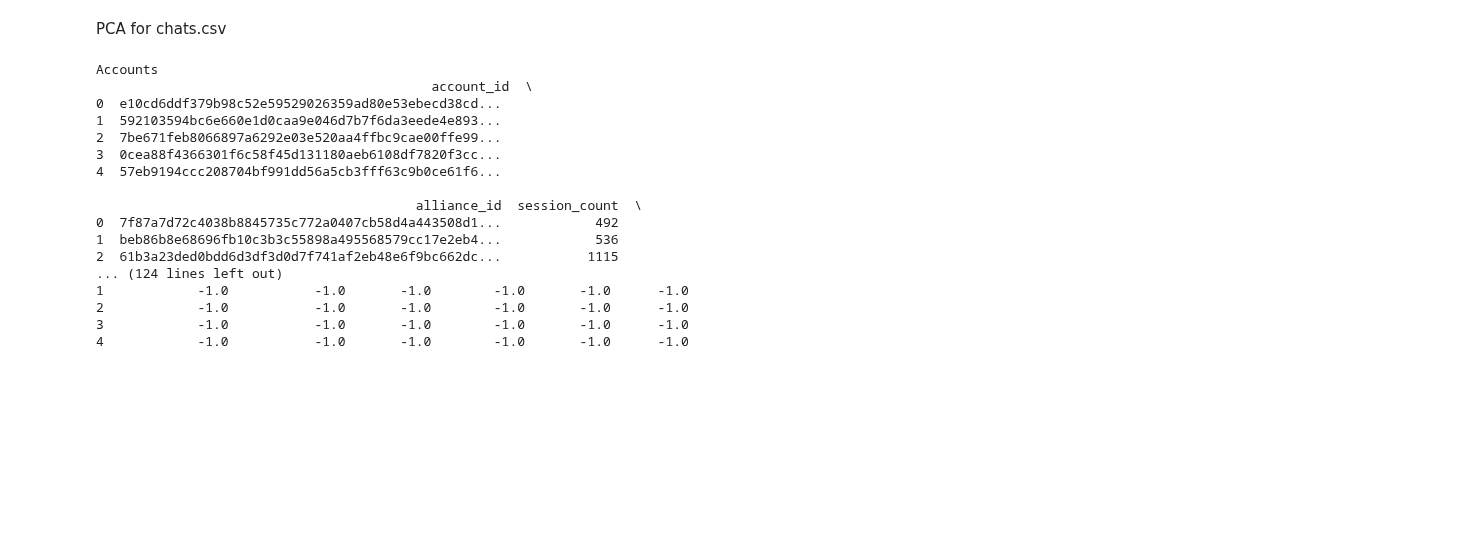
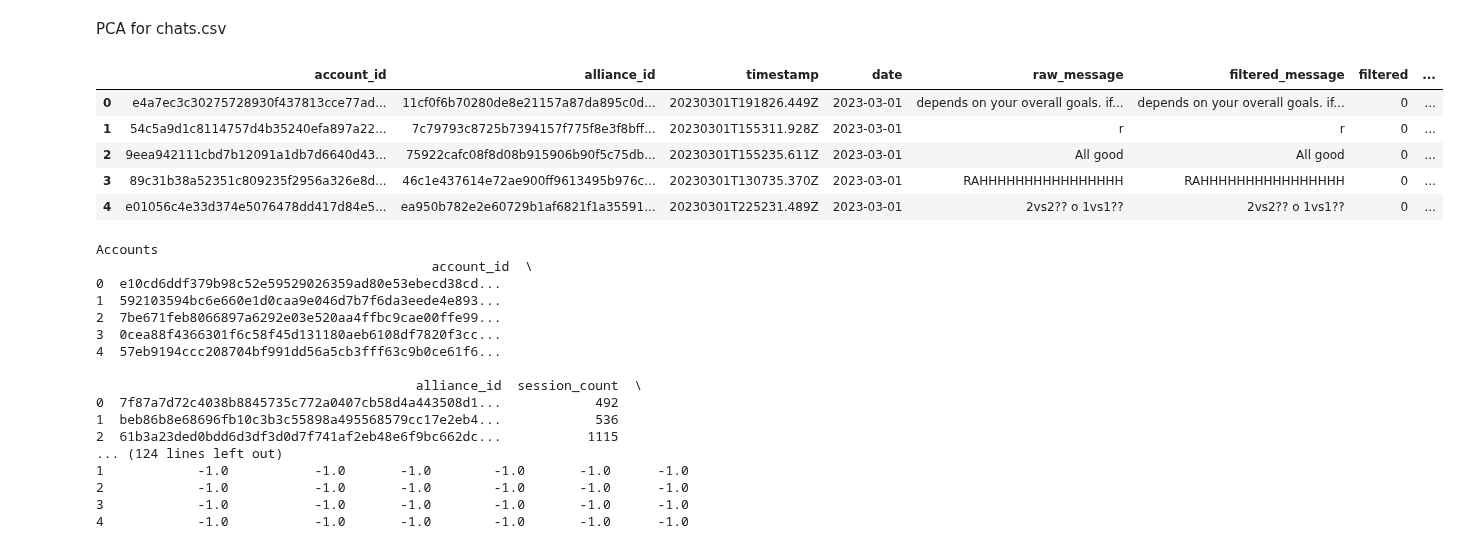
Before and after one commit to zhenyuen/starthack-2023-cincai, a Jupyter notebook: PCA_forchats.ipynb, the cells around one changed output. Cells and saved outputs as stored; diff of their text form; code cells hidden in the pictures; blank space fills up the shorter version.

```diff
--- a/PCA_forchats.ipynb
+++ b/PCA_forchats.ipynb
@@ -16,6 +16,15 @@ df_alliance_membership = pd.read_csv('alliance_membership.csv')
 df_chat_1 = pd.read_csv('chat_messages_1.csv')
 df_chat_2 = pd.read_csv('chat_messages_2.csv')
 df_chat=pd.concat([df_chat_1,df_chat_2])
+# %%
+df_chat_1.head()
+# %% [output]
+|  | account_id | alliance_id | timestamp | date | raw_message | filtered_message | filtered | ... |
+| 0 | e4a7ec3c30275728930f437813cce77ad... | 11cf0f6b70280de8e21157a87da895c0d... | 20230301T191826.449Z | 2023-03-01 | depends on your overall goals. if... | depends on your overall goals. if... | 0 | ... |
+| 1 | 54c5a9d1c8114757d4b35240efa897a22... | 7c79793c8725b7394157f775f8e3f8bff... | 20230301T155311.928Z | 2023-03-01 | r | r | 0 | ... |
+| 2 | 9eea942111cbd7b12091a1db7d6640d43... | 75922cafc08f8d08b915906b90f5c75db... | 20230301T155235.611Z | 2023-03-01 | All good | All good | 0 | ... |
+| 3 | 89c31b38a52351c809235f2956a326e8d... | 46c1e437614e72ae900ff9613495b976c... | 20230301T130735.370Z | 2023-03-01 | RAHHHHHHHHHHHHHHHH | RAHHHHHHHHHHHHHHHH | 0 | ... |
+| 4 | e01056c4e33d374e5076478dd417d84e5... | ea950b782e2e60729b1af6821f1a35591... | 20230301T225231.489Z | 2023-03-01 | 2vs2?? o 1vs1?? | 2vs2?? o 1vs1?? | 0 | ... |
 # %%
 print('Accounts\n',df_accounts.head())
 print('Alliance_ff\n',df_alliance_ff.head())
```
Also changed, not shown: 4 other files.
